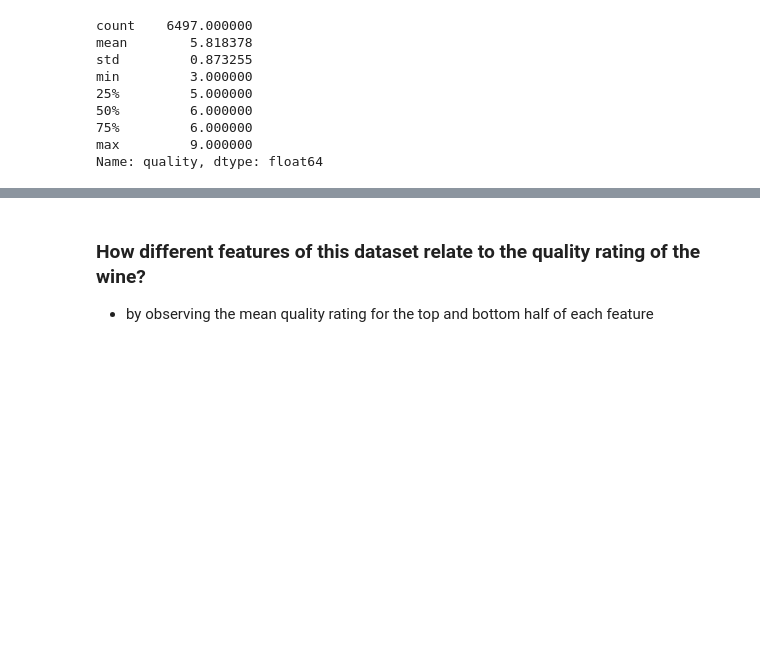
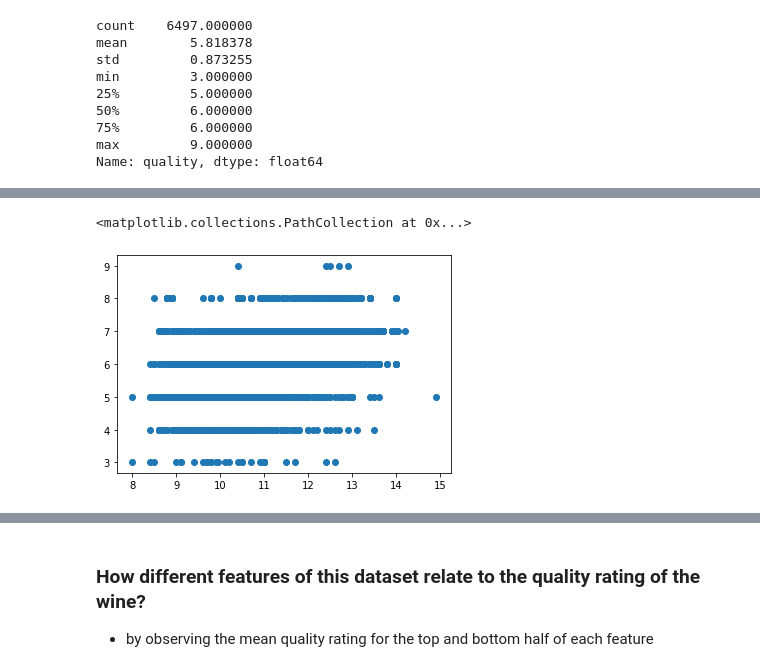
Before and after one commit to anitaguo49/Wine_Quality_Analysis, a Jupyter notebook: Wine_Quality_Analysis.ipynb, the cells around one changed output, grey strips where cells are left out. Cells and saved outputs as stored; diff of their text form; code cells hidden in the pictures; blank space fills up the shorter version.

```diff
--- a/Wine_Quality_Analysis.ipynb
+++ b/Wine_Quality_Analysis.ipynb
@@ -80,0 +86,7 @@ Name: quality, dtype: float64
+# %%
+x = list(df['alcohol'])
+y = list(df['quality'])
+plt.scatter(x,y)
+# %% [output]
+<matplotlib.collections.PathCollection at 0x...>
+[figure, added]
```
Also changed, not shown: parts of 5 cells of this notebook.
